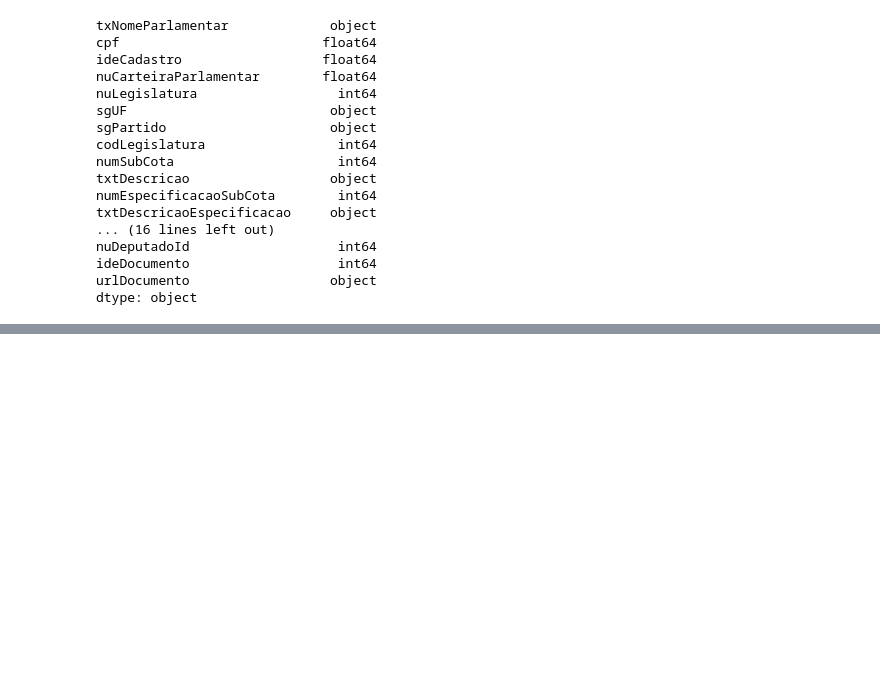
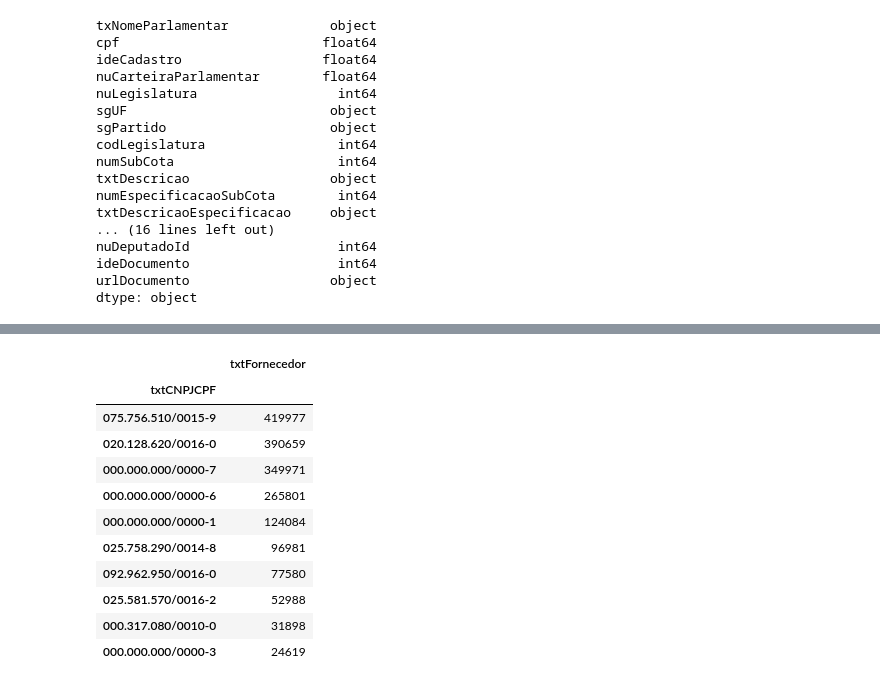
Before and after one commit to dagobertomedeiros/parlamentares, a Jupyter notebook: GASTOS_DEPUTADOS.ipynb, the cells around one changed output, grey strips where cells are left out. Saved outputs shown, nothing was run; the diff lists cells and outputs as text; code cells hidden in the pictures; blank space fills up the shorter version.

```diff
--- a/GASTOS_DEPUTADOS.ipynb
+++ b/GASTOS_DEPUTADOS.ipynb
@@ -122,0 +124,15 @@ df[['vlrDocumento']].groupby(df.txtDescricao).sum().round(1)
+# %%
+df[['txtFornecedor']].groupby(df.txtCNPJCPF).count().sort_values(by='txtFornecedor', ascending=False).head(10)
+# %% [output]
+|  | txtFornecedor |
+| txtCNPJCPF |  |
+| 075.756.510/0015-9 | 419977 |
+| 020.128.620/0016-0 | 390659 |
+| 000.000.000/0000-7 | 349971 |
+| 000.000.000/0000-6 | 265801 |
+| 000.000.000/0000-1 | 124084 |
+| 025.758.290/0014-8 | 96981 |
+| 092.962.950/0016-0 | 77580 |
+| 025.581.570/0016-2 | 52988 |
+| 000.317.080/0010-0 | 31898 |
+| 000.000.000/0000-3 | 24619 |
```
Also changed, not shown: parts of 6 cells of this notebook.
